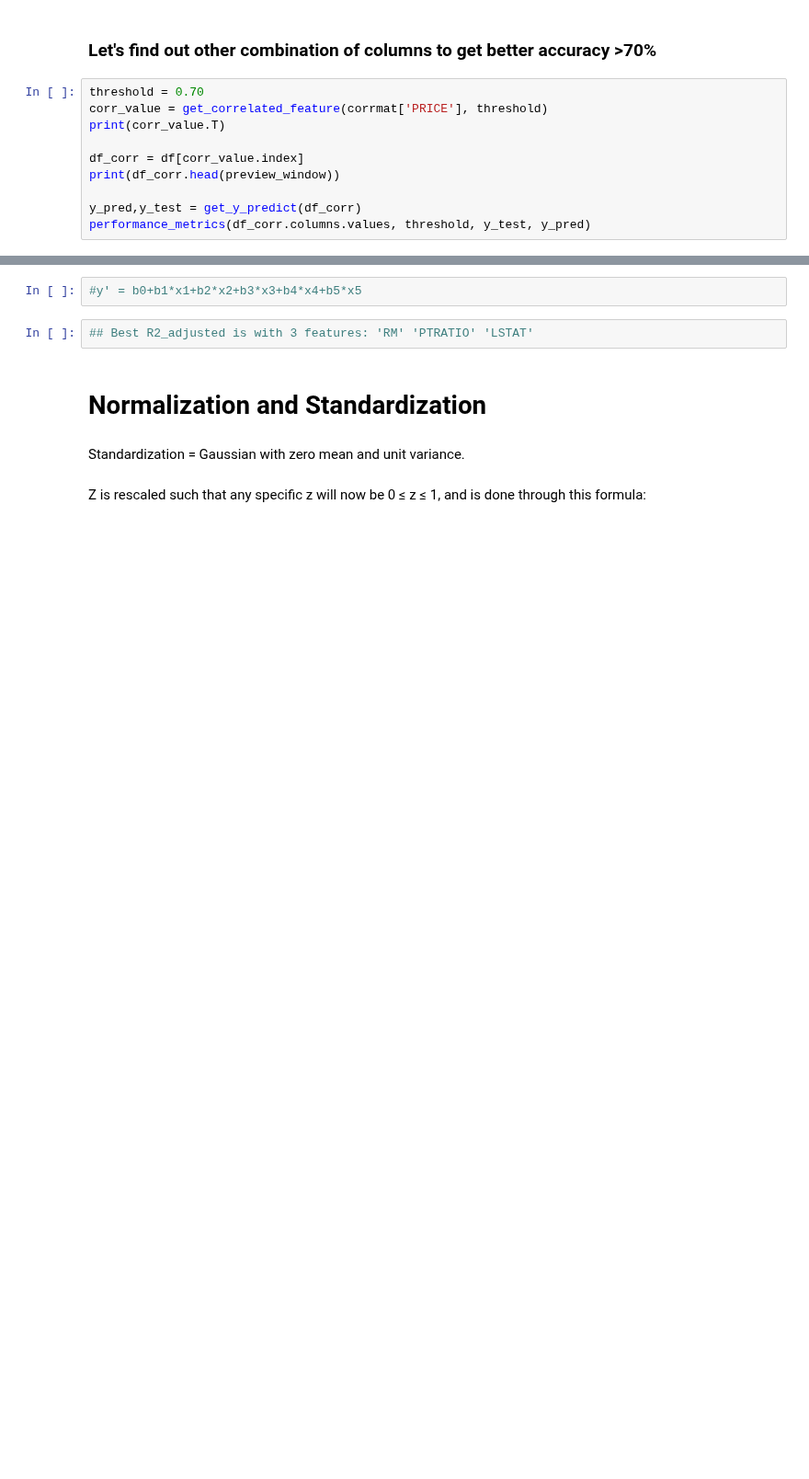
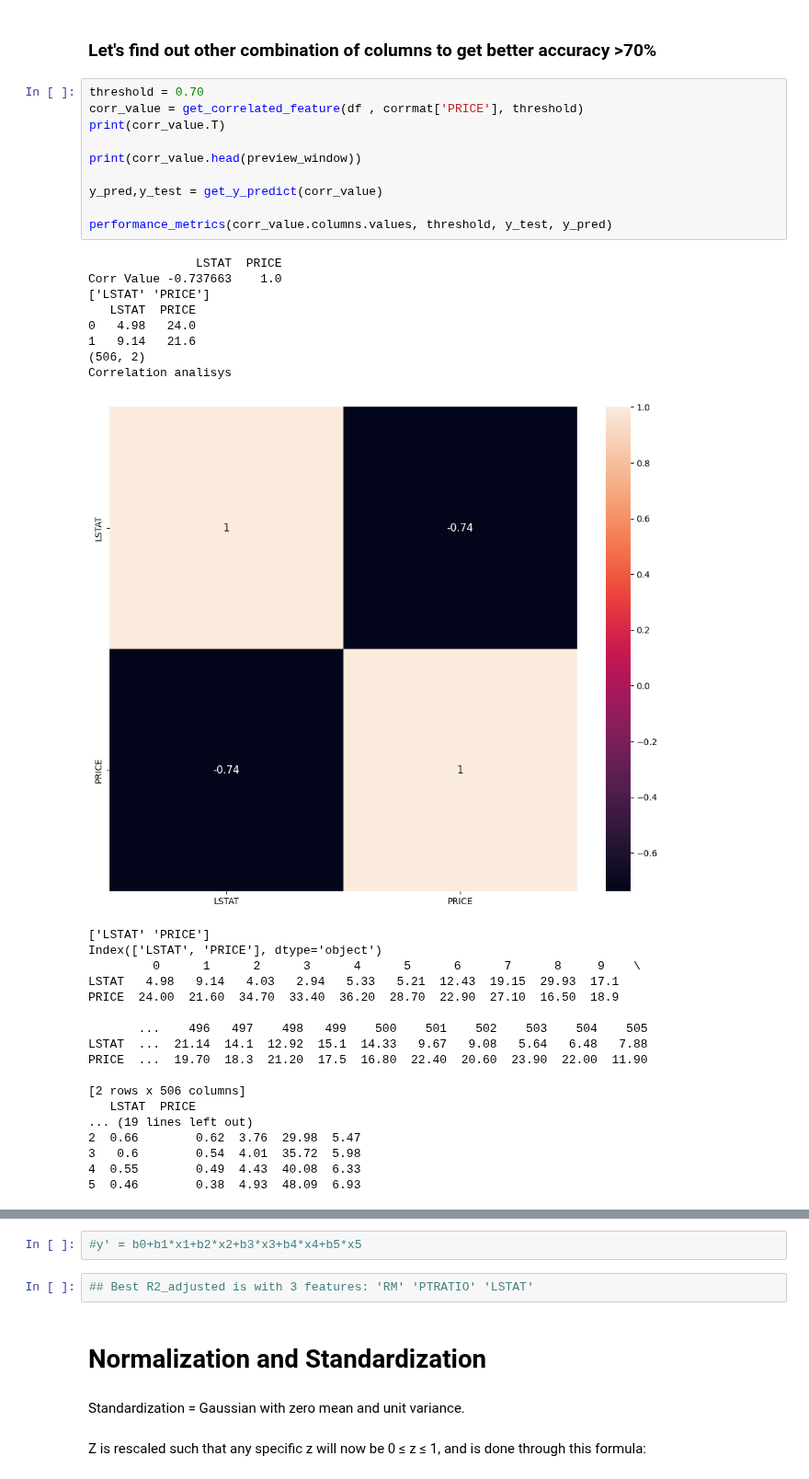
Before and after one commit to Undersk0re/machine-learning-course, a Jupyter notebook: Example/analitycs/03-boston_housing.ipynb, the cells around one changed output, grey strips where cells are left out. Shown at 92% size. Drawn from its saved outputs; the diff is of its cells as text; blank space fills up the shorter version.

```diff
--- a/Example/analitycs/03-boston_housing.ipynb
+++ b/Example/analitycs/03-boston_housing.ipynb
@@ -432,10 +487,37 @@ print(corr_value.T)
 # %%
 threshold = 0.70
-corr_value = get_correlated_feature(corrmat['PRICE'], threshold)
+corr_value = get_correlated_feature(df , corrmat['PRICE'], threshold)
 print(corr_value.T)
 
-df_corr = df[corr_value.index]
-print(df_corr.head(preview_window))
+print(corr_value.head(preview_window))
 
-y_pred,y_test = get_y_predict(df_corr)
-performance_metrics(df_corr.columns.values, threshold, y_test, y_pred)
+y_pred,y_test = get_y_predict(corr_value)
+
+performance_metrics(corr_value.columns.values, threshold, y_test, y_pred)
+# %% [output]
+               LSTAT  PRICE
+Corr Value -0.737663    1.0
+['LSTAT' 'PRICE']
+   LSTAT  PRICE
+0   4.98   24.0
+1   9.14   21.6
+(506, 2)
+Correlation analisys
+[figure, added]
+['LSTAT' 'PRICE']
+Index(['LSTAT', 'PRICE'], dtype='object')
+         0      1      2      3      4      5      6      7      8     9    \
+LSTAT   4.98   9.14   4.03   2.94   5.33   5.21  12.43  19.15  29.93  17.1
+PRICE  24.00  21.60  34.70  33.40  36.20  28.70  22.90  27.10  16.50  18.9
+
+       ...    496   497    498   499    500    501    502    503    504    505
+LSTAT  ...  21.14  14.1  12.92  15.1  14.33   9.67   9.08   5.64   6.48   7.88
+PRICE  ...  19.70  18.3  21.20  17.5  16.80  22.40  20.60  23.90  22.00  11.90
+
+[2 rows x 506 columns]
+   LSTAT  PRICE
+... (19 lines left out)
+2  0.66        0.62  3.76  29.98  5.47
+3   0.6        0.54  4.01  35.72  5.98
+4  0.55        0.49  4.43  40.08  6.33
+5  0.46        0.38  4.93  48.09  6.93
```
Also changed, not shown: parts of 24 cells of this notebook.
